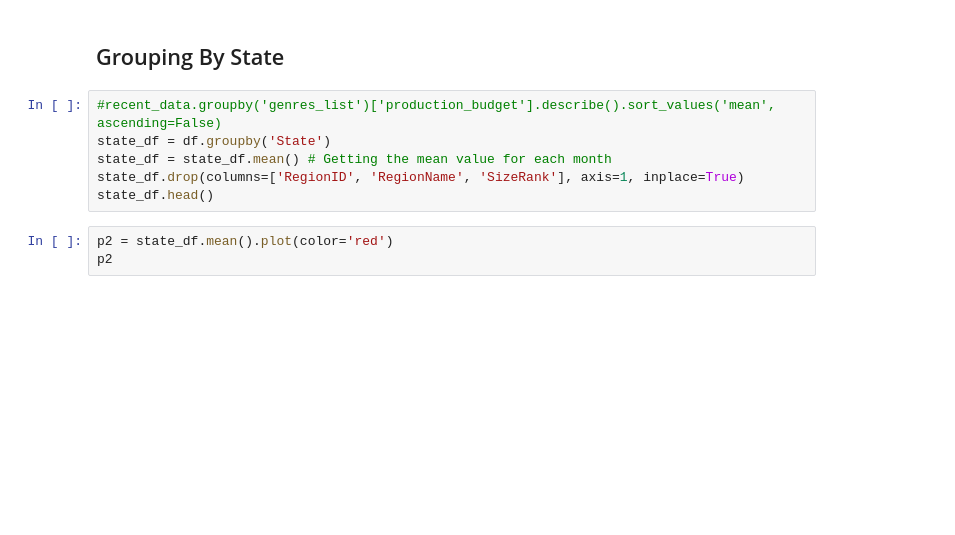
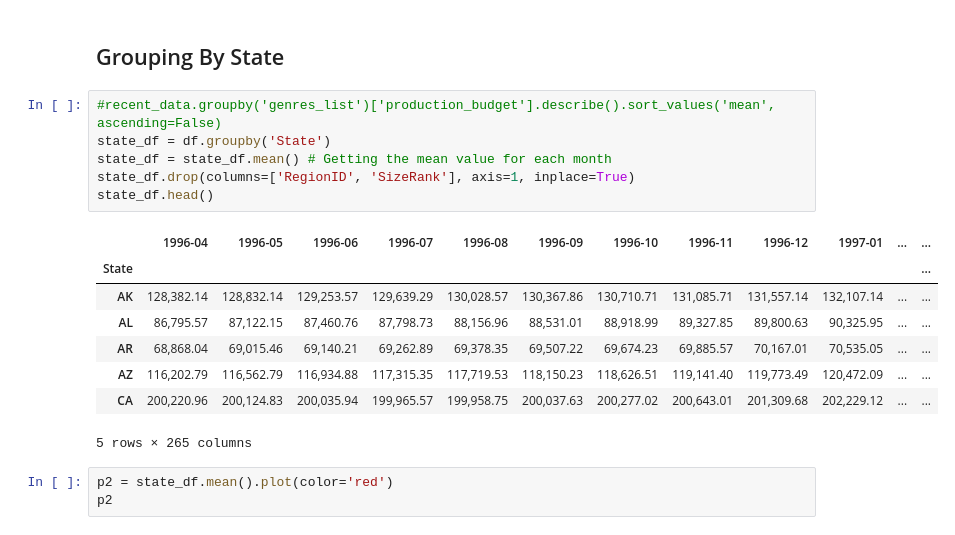
Before and after one commit to jxn628/dsc-phase-4-project-1, a Jupyter notebook: student.ipynb, the cells around one changed output. Cells and saved outputs as stored; diff of their text form; blank space fills up the shorter version.

```diff
--- a/student.ipynb
+++ b/student.ipynb
@@ -585,9 +527,18 @@ df.sort_values('RegionName')
 # %%
 #recent_data.groupby('genres_list')['production_budget'].describe().sort_values('mean', ascending=False)
 state_df = df.groupby('State')
 state_df = state_df.mean() # Getting the mean value for each month
-state_df.drop(columns=['RegionID', 'RegionName', 'SizeRank'], axis=1, inplace=True)
+state_df.drop(columns=['RegionID', 'SizeRank'], axis=1, inplace=True)
 state_df.head()
+# %% [output]
+|  | 1996-04 | 1996-05 | 1996-06 | 1996-07 | 1996-08 | 1996-09 | 1996-10 | 1996-11 | 1996-12 | 1997-01 | ... | ... |
+| State |  |  |  |  |  |  |  |  |  |  |  | ... |
+| AK | 128,382.14 | 128,832.14 | 129,253.57 | 129,639.29 | 130,028.57 | 130,367.86 | 130,710.71 | 131,085.71 | 131,557.14 | 132,107.14 | ... | ... |
+| AL | 86,795.57 | 87,122.15 | 87,460.76 | 87,798.73 | 88,156.96 | 88,531.01 | 88,918.99 | 89,327.85 | 89,800.63 | 90,325.95 | ... | ... |
+| AR | 68,868.04 | 69,015.46 | 69,140.21 | 69,262.89 | 69,378.35 | 69,507.22 | 69,674.23 | 69,885.57 | 70,167.01 | 70,535.05 | ... | ... |
+| AZ | 116,202.79 | 116,562.79 | 116,934.88 | 117,315.35 | 117,719.53 | 118,150.23 | 118,626.51 | 119,141.40 | 119,773.49 | 120,472.09 | ... | ... |
+| CA | 200,220.96 | 200,124.83 | 200,035.94 | 199,965.57 | 199,958.75 | 200,037.63 | 200,277.02 | 200,643.01 | 201,309.68 | 202,229.12 | ... | ... |
+5 rows × 265 columns
 # %%
 p2 = state_df.mean().plot(color='red')
 p2
```
Also changed, not shown: parts of 53 cells of this notebook.
